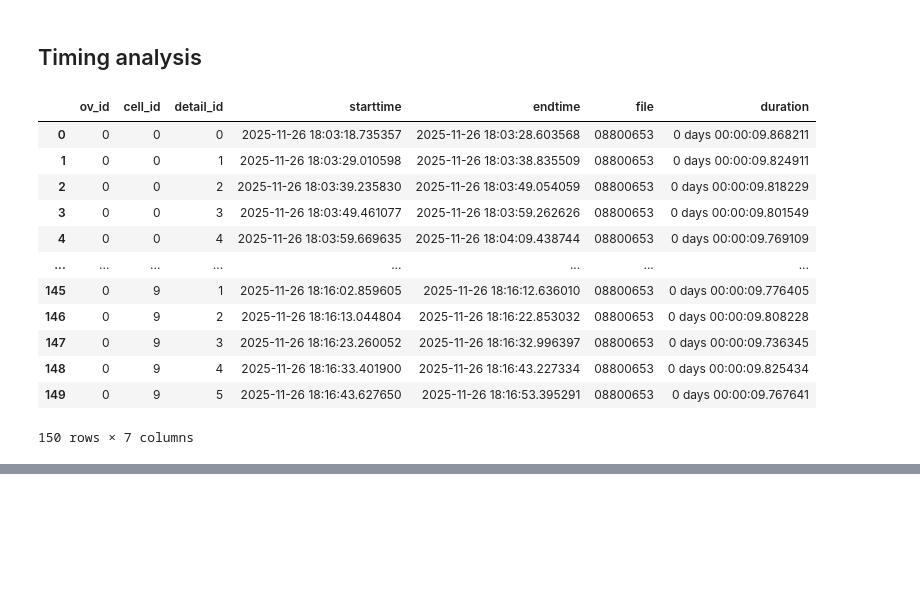
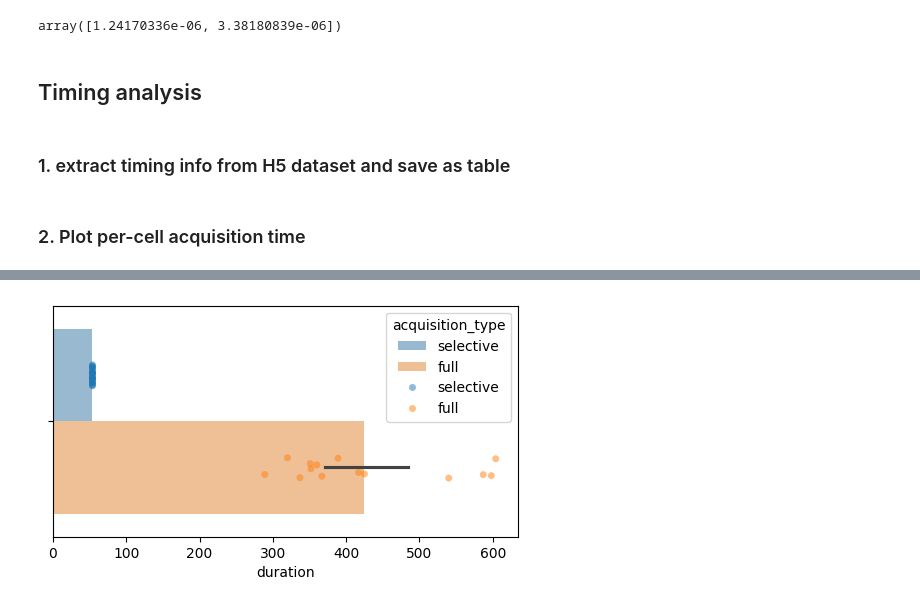
Before and after one commit to hoerlteam/sted_automation, a Jupyter notebook: examples/nup_bleaching_timing_analysis.ipynb, the cells around one changed output, grey strips where cells are left out. Saved outputs shown, nothing was run; the diff lists cells and outputs as text; code cells hidden in the pictures; blank space fills up the shorter version.

```diff
--- a/examples/nup_bleaching_timing_analysis.ipynb
+++ b/examples/nup_bleaching_timing_analysis.ipynb
@@ -190,12 +174,23 @@ array([1.24170336e-06, 3.38180839e-06])
+# %%
+# copypase raw pvalues bottom, middle
+pvals = [6.208518738318076e-07, 3.3818083937386985e-06]
+
+# multiple testing corrections
+_, pvals_corr, _, _ = multipletests(pvals)
+pvals_corr
+# %% [output]
+array([1.24170336e-06, 3.38180839e-06])
 # %% [markdown]
 ## Timing analysis
+# %% [markdown]
+### 1. extract timing info from H5 dataset and save as table
 # %%
 import h5py as h5
 import datetime
 from collections import defaultdict
 
-# h5file = '/Volumes/hoerl/test_nup_640_notile/f06f7ef0.h5'
-h5file = '/Volumes/hoerl/test_nup_640_poles/08800653.h5'
+h5file = '/Volumes/hoerl/autoSTED_Test_Data/20251126_nup_640/test_nup_640_notile/f06f7ef0.h5'
+# h5file = '/Volumes/hoerl/autoSTED_Test_Data/20251126_nup_640/test_nup_640_poles/08800653.h5'
 
 
 res = defaultdict(list)
@@ -222,18 +217,33 @@ df = pd.DataFrame(res)
 df['file'] = Path(h5file).stem
 df['duration'] = df['endtime'] - df['starttime']
 
-df
+# df.to_csv('20251127_nup_timing_full.csv', index=None)
-# %% [output]
-|  | ov_id | cell_id | detail_id | starttime | endtime | file | duration |
-| 0 | 0 | 0 | 0 | 2025-11-26 18:03:18.735357 | 2025-11-26 18:03:28.603568 | 08800653 | 0 days 00:00:09.868211 |
-| 1 | 0 | 0 | 1 | 2025-11-26 18:03:29.010598 | 2025-11-26 18:03:38.835509 | 08800653 | 0 days 00:00:09.824911 |
-| 2 | 0 | 0 | 2 | 2025-11-26 18:03:39.235830 | 2025-11-26 18:03:49.054059 | 08800653 | 0 days 00:00:09.818229 |
-| 3 | 0 | 0 | 3 | 2025-11-26 18:03:49.461077 | 2025-11-26 18:03:59.262626 | 08800653 | 0 days 00:00:09.801549 |
-| 4 | 0 | 0 | 4 | 2025-11-26 18:03:59.669635 | 2025-11-26 18:04:09.438744 | 08800653 | 0 days 00:00:09.769109 |
-| ... | ... | ... | ... | ... | ... | ... | ... |
-| 145 | 0 | 9 | 1 | 2025-11-26 18:16:02.859605 | 2025-11-26 18:16:12.636010 | 08800653 | 0 days 00:00:09.776405 |
-| 146 | 0 | 9 | 2 | 2025-11-26 18:16:13.044804 | 2025-11-26 18:16:22.853032 | 08800653 | 0 days 00:00:09.808228 |
-| 147 | 0 | 9 | 3 | 2025-11-26 18:16:23.260052 | 2025-11-26 18:16:32.996397 | 08800653 | 0 days 00:00:09.736345 |
-| 148 | 0 | 9 | 4 | 2025-11-26 18:16:33.401900 | 2025-11-26 18:16:43.227334 | 08800653 | 0 days 00:00:09.825434 |
-| 149 | 0 | 9 | 5 | 2025-11-26 18:16:43.627650 | 2025-11-26 18:16:53.395291 | 08800653 | 0 days 00:00:09.767641 |
-150 rows × 7 columns
+# %% [markdown]
+### 2. Plot per-cell acquisition time
+# %%
+time_df_full = pd.read_csv('20251127_nup_timing_full.csv')
+time_df_full['acquisition_type'] = 'full'
+
+time_df_selective = pd.read_csv('20251127_nup_timing_selective.csv')
+time_df_selective['acquisition_type'] = 'selective'
+
+time_df = pd.concat([time_df_full, time_df_selective])
+
+# convert back to timedelta (in sec)
+time_df['duration'] = pd.to_timedelta(time_df['duration']).astype('timedelta64[s]')
+
+# sum acquisition times per cell
+time_df_percell = time_df.groupby(['acquisition_type', 'ov_id', 'cell_id'])['duration'].sum().reset_index()
+
+# plot barplot with individual cells overlay
+fig, ax = plt.subplots(figsize=(6,3))
+sns.barplot(time_df_percell, ax=ax, x='duration', hue='acquisition_type', estimator='mean', alpha=0.5, hue_order=['selective', 'full'])
+sns.stripplot(time_df_percell, ax=ax, x='duration', hue='acquisition_type', dodge=True, alpha=0.5, hue_order=['selective', 'full'])
+
+# with plt.rc_context({'svg.fonttype' :'none'}):
+#     fig.savefig('nup_timing_fig.svg')
+
+# show mean time per cell full, selective, fold change
+meant_full, meant_selective = time_df_percell.groupby('acquisition_type')['duration'].mean()
+meant_full, meant_selective, meant_full / meant_selective
+# %% [output]
@@ -239,0 +251 @@ df
+[figure, added]
```
Also changed, not shown: parts of 6 cells of this notebook, 2 other files.
